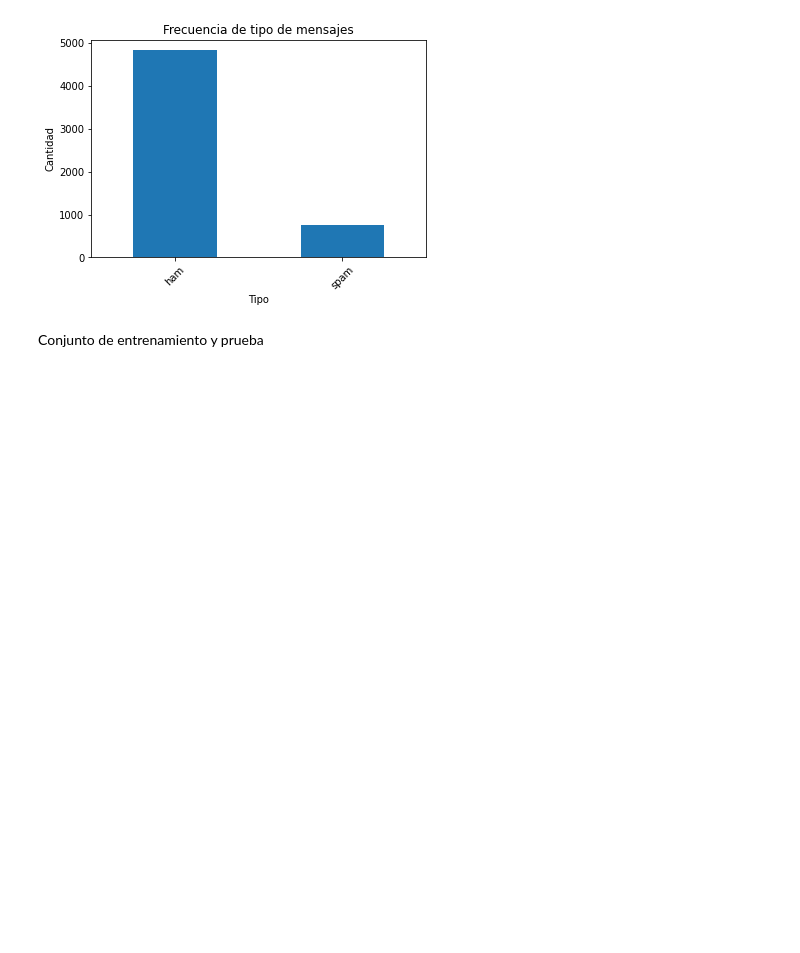
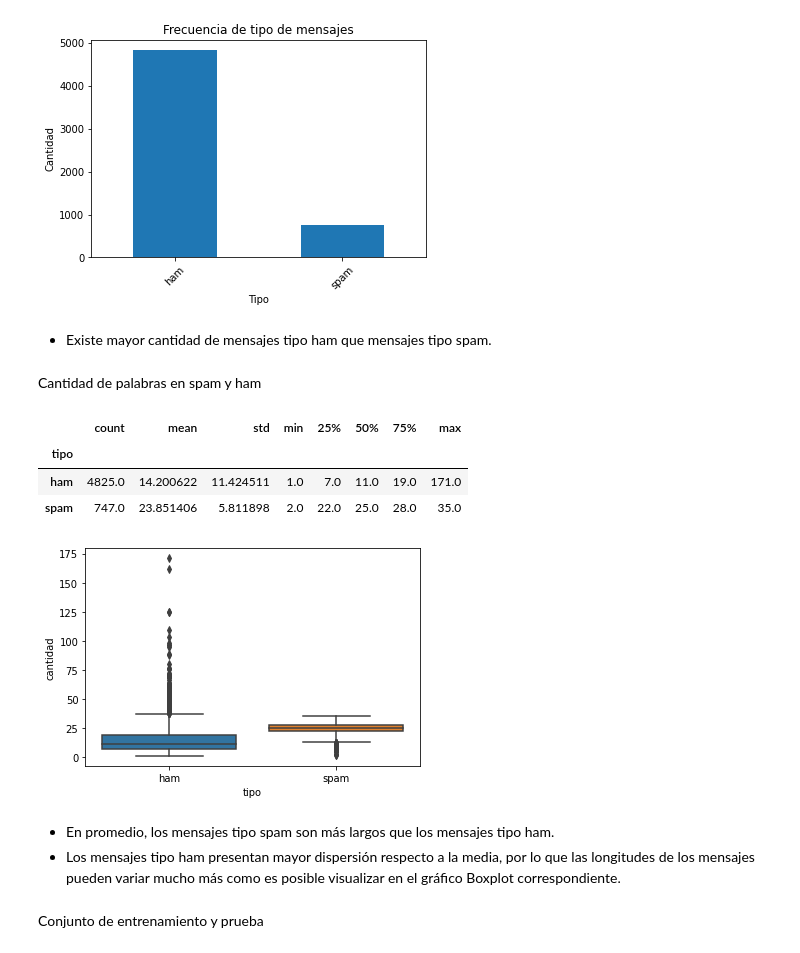
Before and after one commit to carrillo21108/Proyecto02-IA, a Jupyter notebook: Proyecto02.ipynb, the cells around one changed output. Cells and saved outputs as stored; diff of their text form; code cells hidden in the pictures; blank space fills up the shorter version.

```diff
--- a/Proyecto02.ipynb
+++ b/Proyecto02.ipynb
@@ -60,6 +60,7 @@ stop_words = set(stopwords.words('english'))
 # Leer el archivo con la codificacion detectada
 df = pd.read_csv('spam.csv', encoding='ISO-8859-1')
 df = df[['v1', 'v2']]
+df = df.rename(columns={'v1': 'tipo', 'v2': 'mensaje'})
 # %%
 # Funcion para mapeo de POS a primer caracter
 def get_wordnet_pos(word, tag):
@@ -84,6 +87,27 @@ plt.xticks(rotation=45)  # Rotar las etiquetas del eje x para mejor visualizaci
 plt.show()
 # %% [output]
 [figure]
+# %% [markdown]
+- Existe mayor cantidad de mensajes tipo ham que mensajes tipo spam.
+# %% [markdown]
+Cantidad de palabras en spam y ham
+# %%
+tokenizer = WhitespaceTokenizer()
+df['palabras'] = df['mensaje'].apply(lambda x: tokenizer.tokenize(x))
+df['cantidad'] = df['palabras'].apply(lambda x: len(x))
+# %%
+sns.boxplot(x='tipo', y='cantidad', data=df)
+df.groupby(['tipo'])['cantidad'].describe()
+# %% [output]
+|  | count | mean | std | min | 25% | 50% | 75% | max |
+| tipo |  |  |  |  |  |  |  |  |
+| ham | 4825.0 | 14.200622 | 11.424511 | 1.0 | 7.0 | 11.0 | 19.0 | 171.0 |
+| spam | 747.0 | 23.851406 | 5.811898 | 2.0 | 22.0 | 25.0 | 28.0 | 35.0 |
+[figure, added]
+# %% [markdown]
+- En promedio, los mensajes tipo spam son más largos que los mensajes tipo ham.
+- Los mensajes tipo ham presentan mayor dispersión respecto a la media, por lo que
+las longitudes de los mensajes pueden variar mucho más como es posible visualizar en el gráfico Boxplot correspondiente.
 # %% [markdown]
 Conjunto de entrenamiento y prueba
 # %%
```
Also changed, not shown: parts of 47 cells of this notebook.
